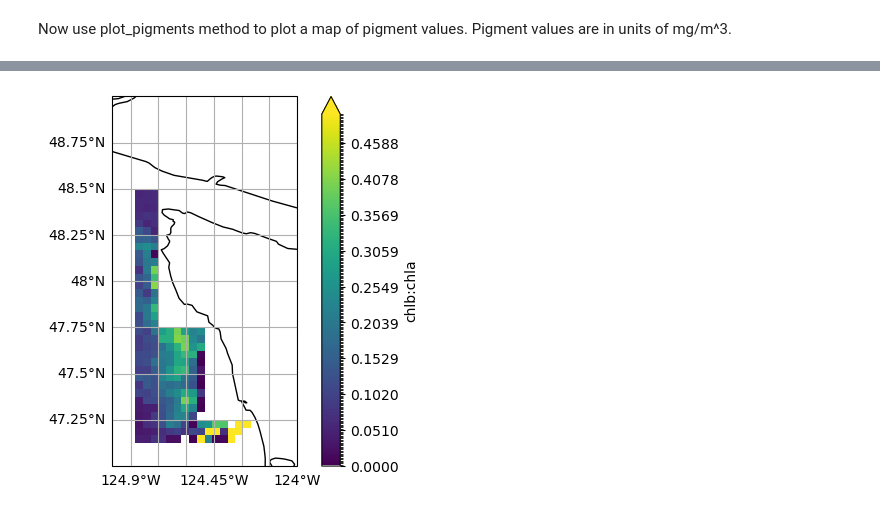
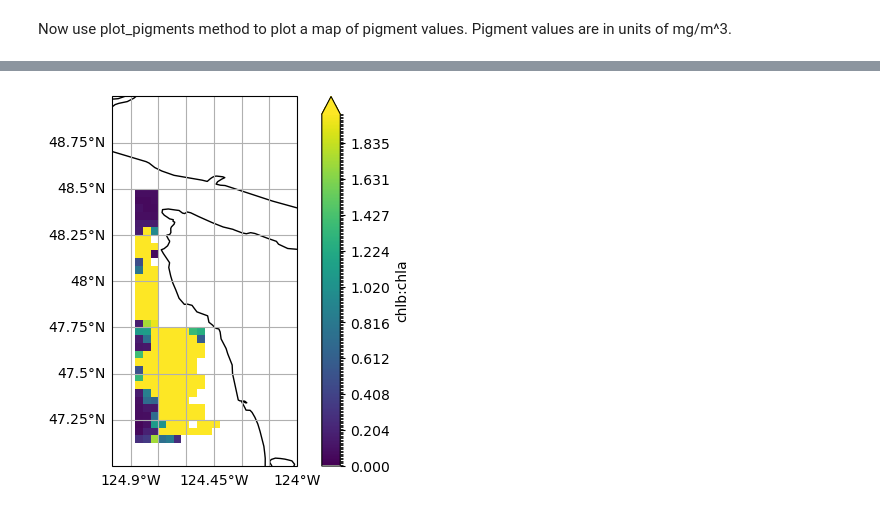
Before and after one commit to itcarroll/pace-rrs-inversions-pigments, a Jupyter notebook: pace_to_pigments.ipynb, the cells around one changed output, grey strips where cells are left out. Cells and saved outputs as stored; diff of their text form; code cells hidden in the pictures.

```diff
--- a/pace_to_pigments.ipynb
+++ b/pace_to_pigments.ipynb
@@ -156,9 +169,9 @@ L3_utils.plot_pigments(log_ppc, -2, 1.5, 'log10(ppc) (mg/m^3)')
 # %%
 # plot the ratio between chlb and chla
-ba_ratio = chlb/avg_chla
-L3_utils.plot_pigments(ba_ratio, 0, 0.5, 'chlb:chla')
+ba_ratio = chlb/chla
+L3_utils.plot_pigments(ba_ratio, 0, 2, 'chlb:chla')
 # %% [output]
-[figure, old version]
+[figure, new version]
 # %%
 # plot the ratio between chlc and chla
 ca_ratio = chlc/chla
```
Also changed, not shown: parts of 11 cells of this notebook, 4 other files.
